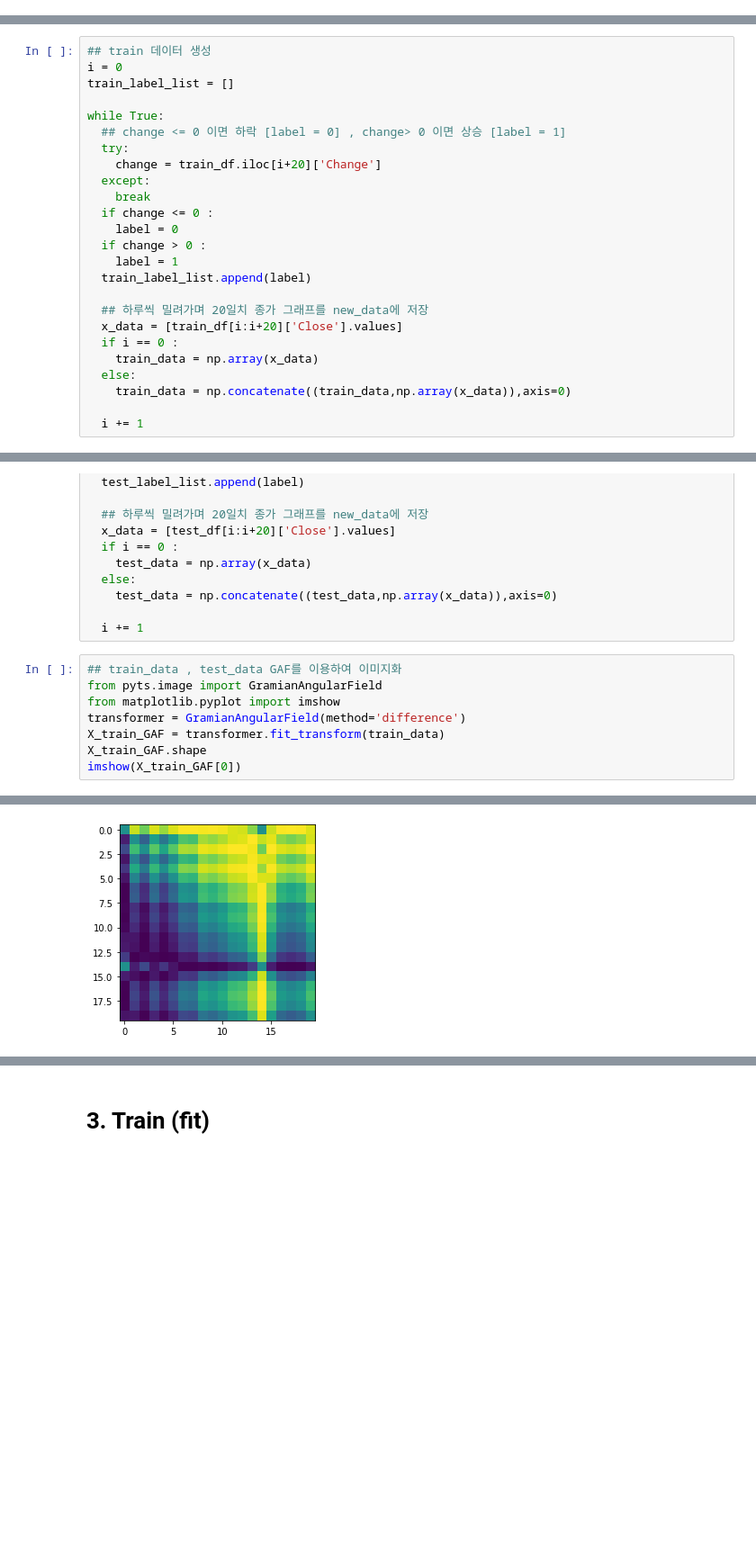
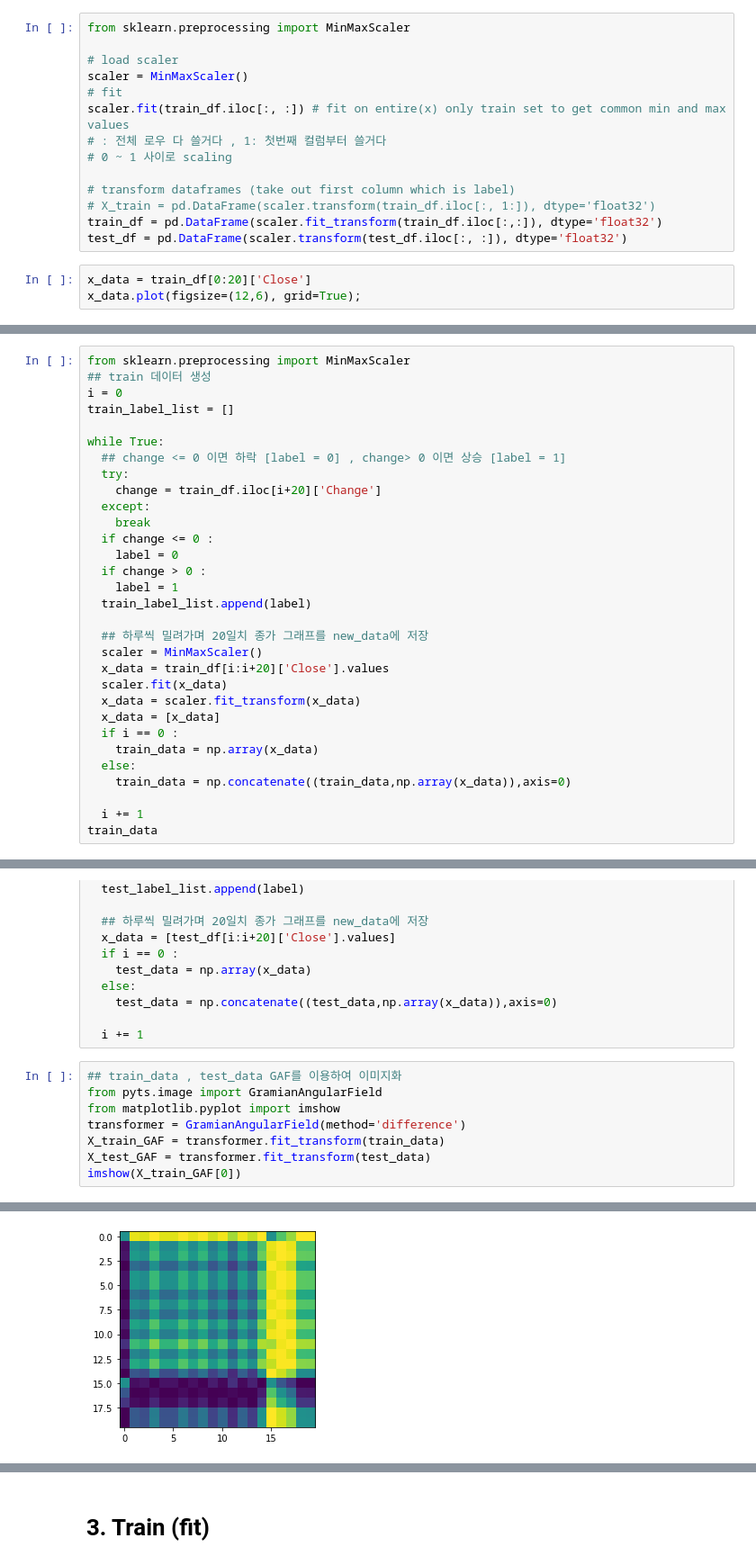
Before and after one commit to kdh4672/economy_ai, a Jupyter notebook: ai_homework.ipynb, the cells around one changed output, grey strips where cells are left out. Shown: that part at 90% size. Saved outputs shown, nothing was run; the diff lists cells and outputs as text; blank space fills up the shorter version.

```diff
--- a/ai_homework.ipynb
+++ b/ai_homework.ipynb
@@ -89,0 +108,17 @@ x_data.plot(figsize=(12,6), grid=True);
+# %%
+from sklearn.preprocessing import MinMaxScaler
+
+# load scaler
+scaler = MinMaxScaler()
+# fit
+scaler.fit(train_df.iloc[:, :]) # fit on entire(x) only train set to get common min and max values
+# : 전체 로우 다 쓸거다 , 1: 첫번째 컬럼부터 쓸거다
+# 0 ~ 1 사이로 scaling
+
+# transform dataframes (take out first column which is label)
+# X_train = pd.DataFrame(scaler.transform(train_df.iloc[:, 1:]), dtype='float32')
+train_df = pd.DataFrame(scaler.fit_transform(train_df.iloc[:,:]), dtype='float32')
+test_df = pd.DataFrame(scaler.transform(test_df.iloc[:, :]), dtype='float32')
+# %%
+x_data = train_df[0:20]['Close']
+x_data.plot(figsize=(12,6), grid=True);
@@ -90,4 +127,5 @@ x_data.plot(figsize=(12,6), grid=True);
 # %%
+from sklearn.preprocessing import MinMaxScaler
 ## train 데이터 생성
 i = 0
 train_label_list = []
@@ -105,10 +143,15 @@ while True:
   train_label_list.append(label)
 
   ## 하루씩 밀려가며 20일치 종가 그래프를 new_data에 저장
-  x_data = [train_df[i:i+20]['Close'].values]
+  scaler = MinMaxScaler()
+  x_data = train_df[i:i+20]['Close'].values
+  scaler.fit(x_data)
+  x_data = scaler.fit_transform(x_data)
+  x_data = [x_data]
   if i == 0 :
     train_data = np.array(x_data)
   else:
     train_data = np.concatenate((train_data,np.array(x_data)),axis=0)
 
   i += 1
+train_data
@@ -139,12 +190,12 @@ while True:
 # %%
 ## train_data , test_data GAF를 이용하여 이미지화
 from pyts.image import GramianAngularField
 from matplotlib.pyplot import imshow
 transformer = GramianAngularField(method='difference')
 X_train_GAF = transformer.fit_transform(train_data)
-X_train_GAF.shape
+X_test_GAF = transformer.fit_transform(test_data)
 imshow(X_train_GAF[0])
 # %% [output]
 <matplotlib.image.AxesImage at 0x...>
-[figure, old version]
+[figure, new version]
 # %%
```
Also changed, not shown: parts of 11 cells of this notebook.
